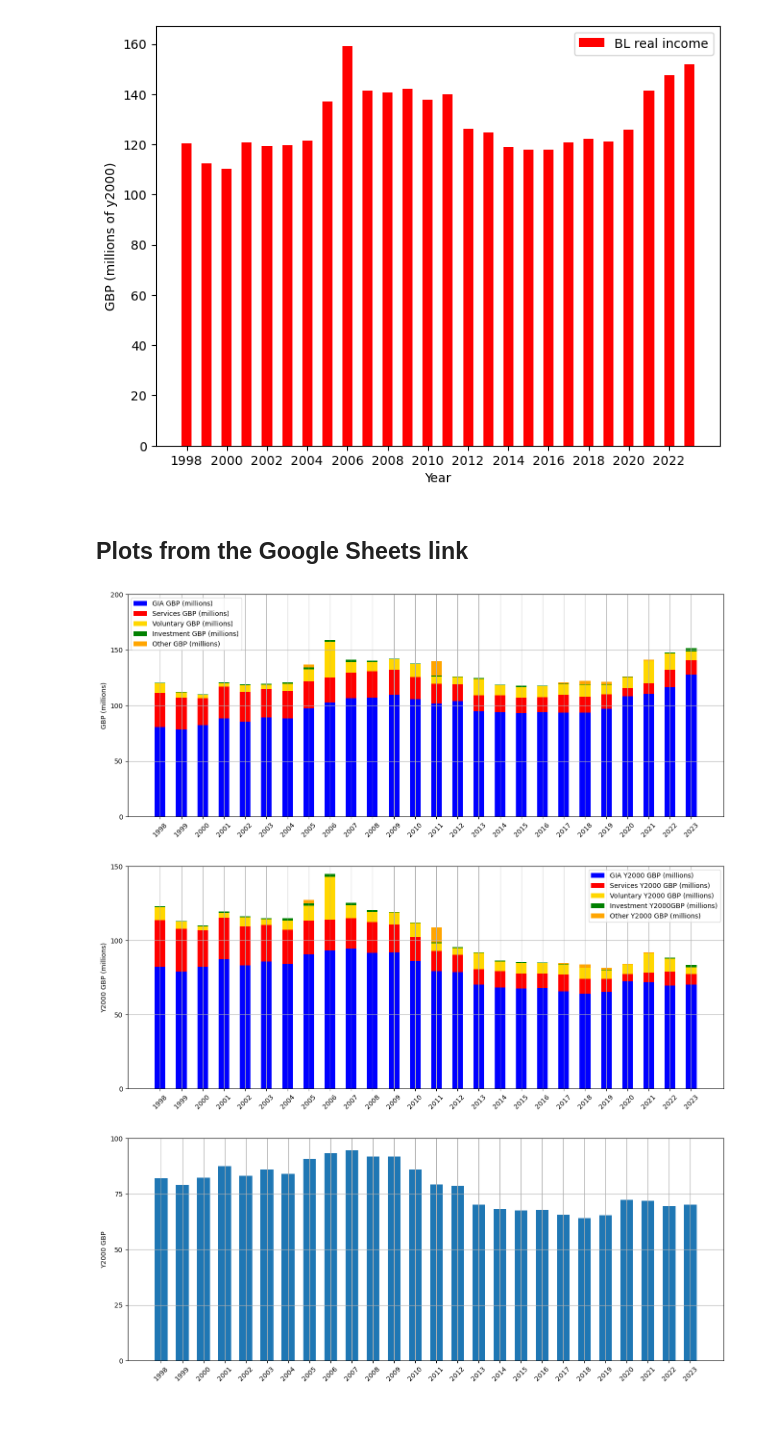
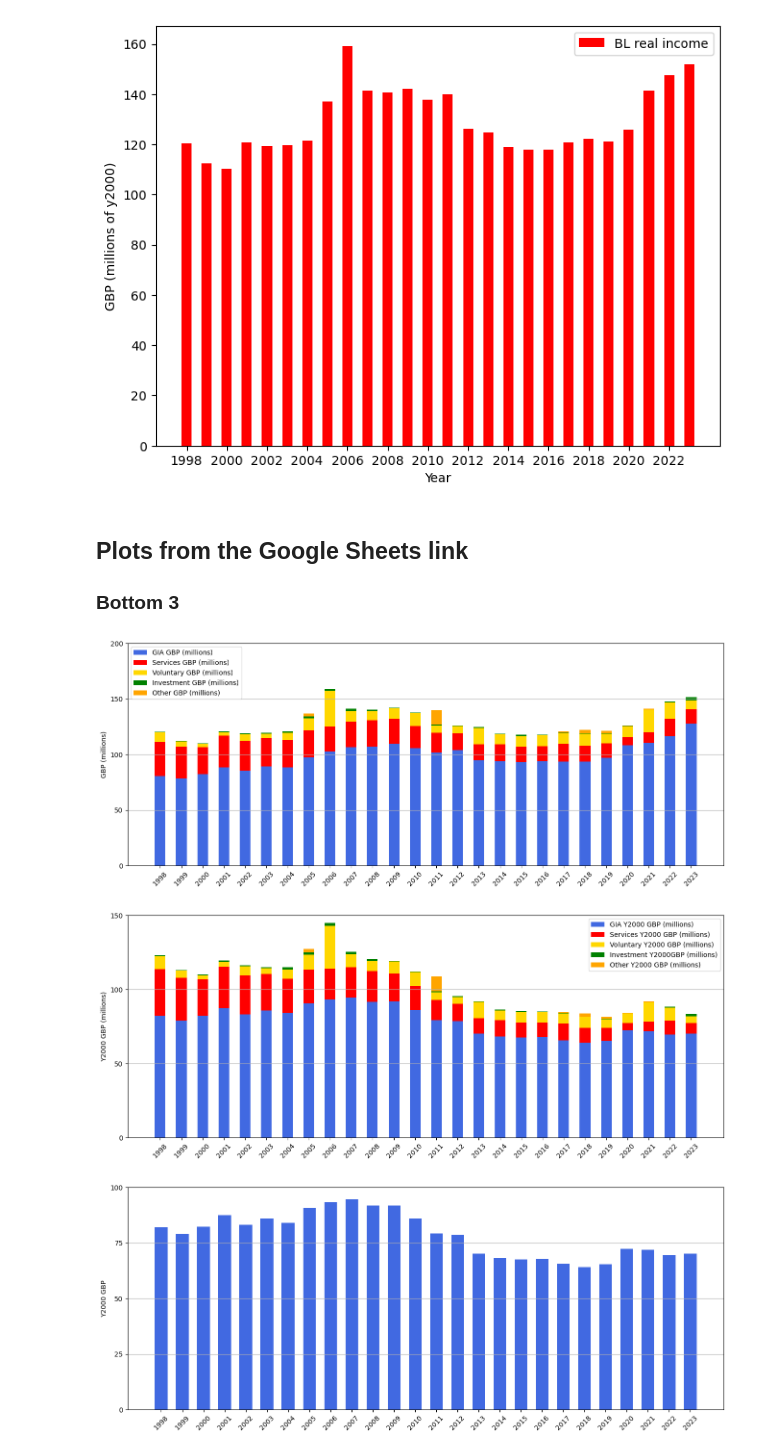
Before and after one commit to leenoah390/tidytuesday_practice, a Jupyter notebook: 20250715/tidy_tuesday-20250715.ipynb, the cells around one changed output. Drawn from its saved outputs; the diff is of its cells as text; code cells hidden in the pictures; blank space fills up the shorter version.

Commit message:
added all plots to finish

```diff
--- a/20250715/tidy_tuesday-20250715.ipynb
+++ b/20250715/tidy_tuesday-20250715.ipynb
@@ -68,6 +69,7 @@ plt.show()
 [figure]
 # %% [markdown]
 ## Plots from the Google Sheets link ##
+### Bottom 3 ###
 # %%
 # Mask the needed variables
 plot1 = data[['gia_gbp_millions', 'voluntary_gbp_millions',
@@ -83,9 +85,9 @@ y5 = plot1['other_gbp_millions']
 # %%
 fig, ax = plt.subplots(figsize=(16,6))
 
-ax.bar(data.year, y1, width=0.5, color='blue', label='GIA GBP (millions)')
+ax.bar(data.year, y1, width=0.5, color='royalblue', label='GIA GBP (millions)')
 ax.bar(data.year, y2, bottom=y1, width=0.5, color='red', label='Services GBP (millions)')
-ax.bar(data.year, y3,  bottom=y1+y2, width=0.5, color='gold', label='Voluntary GBP (millions)')
+ax.bar(data.year, y3, bottom=y1+y2, width=0.5, color='gold', label='Voluntary GBP (millions)')
 ax.bar(data.year, y4, bottom=y1+y2+y3, width=0.5, color='green', label='Investment GBP (millions)')
 ax.bar(data.year, y5, bottom=y1+y2+y3+y4, width=0.5, color='orange', label='Other GBP (millions)')
 
@@ -93,11 +95,11 @@ ax.set_xticks(ticks=data.year)
 ax.set_yticks(ticks=[0.0, 50.0, 100.0, 150.0, 200.0])
 ax.tick_params(axis='x', labelrotation=45)
 ax.set_ylabel('GBP (millions)')
-ax.grid()
+ax.grid(axis='y')
 ax.legend()
 plt.show()
 # %% [output]
-[figure, old version]
+[figure, new version]
 # %%
 # Mask the needed variables
 plot2 = data[['gia_y2000_gbp_millions', 'services_y2000_gbp_millions',
@@ -113,9 +115,9 @@ yy5 = plot2['other_y2000_gbp_millions']
 # %%
 fig, ax = plt.subplots(figsize=(16,6))
 
-ax.bar(data.year, yy1, width=0.5, color='blue', label='GIA Y2000 GBP (millions)')
+ax.bar(data.year, yy1, width=0.5, color='royalblue', label='GIA Y2000 GBP (millions)')
 ax.bar(data.year, yy2, bottom=yy1, width=0.5, color='red', label='Services Y2000 GBP (millions)')
-ax.bar(data.year, yy3,  bottom=yy1+yy2, width=0.5, color='gold', label='Voluntary Y2000 GBP (millions)')
+ax.bar(data.year, yy3, bottom=yy1+yy2, width=0.5, color='gold', label='Voluntary Y2000 GBP (millions)')
 ax.bar(data.year, yy4, bottom=yy1+yy2+yy3, width=0.5, color='green', label='Investment Y2000GBP (millions)')
 ax.bar(data.year, yy5, bottom=yy1+yy2+yy3+yy4, width=0.5, color='orange', label='Other Y2000 GBP (millions)')
 
@@ -123,20 +125,20 @@ ax.set_xticks(ticks=data.year)
 ax.set_yticks(ticks=[0.0, 50.0, 100.0, 150.0])
 ax.tick_params(axis='x', labelrotation=45)
 ax.set_ylabel('Y2000 GBP (millions)')
-ax.grid()
+ax.grid(axis='y')
 ax.legend()
 plt.show()
 # %% [output]
-[figure, old version]
+[figure, new version]
 # %%
 fig, ax = plt.subplots(figsize=(16,6))
 
-ax.bar(data.year, data['gia_y2000_gbp_millions'], width=0.6)
+ax.bar(data.year, data['gia_y2000_gbp_millions'], width=0.6, color='royalblue')
 ax.set_xticks(data.year)
 ax.tick_params(axis='x', labelrotation=45)
 ax.set_yticks(ticks=[0, 25, 50, 75, 100])
 ax.set_ylabel('Y2000 GBP')
-ax.grid()
+ax.grid(axis='y')
 plt.show()
 # %% [output]
-[figure, old version]
+[figure, new version]
```
Also changed, not shown: parts of 6 cells of this notebook.
